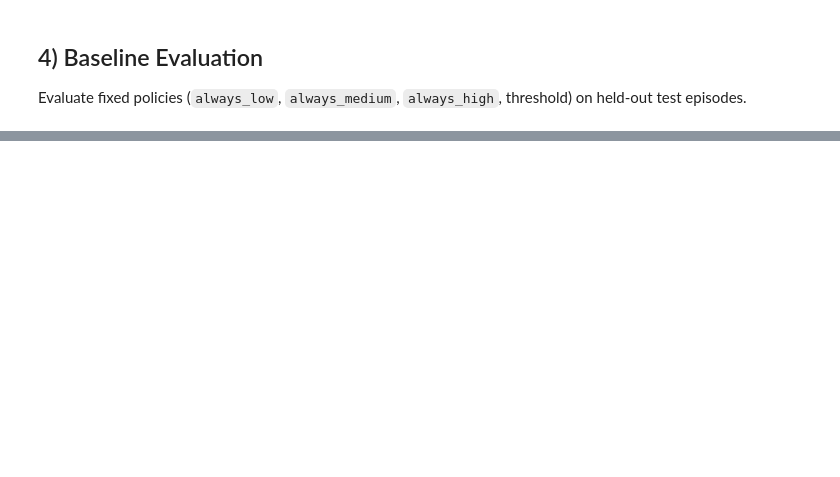
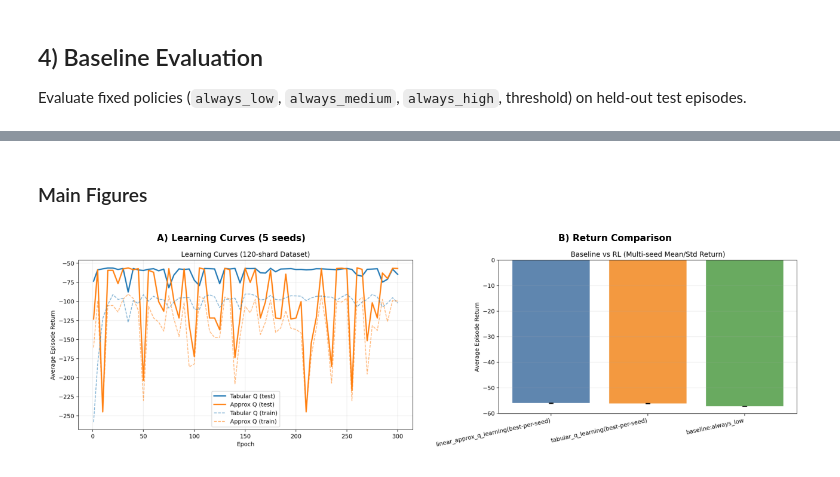
Before and after one commit to z1L0Ng/EE473, a Jupyter notebook: notebooks/final_project.ipynb, the cells around one changed output, grey strips where cells are left out. Cells and saved outputs as stored; diff of their text form; code cells hidden in the pictures; blank space fills up the shorter version.

```diff
--- a/notebooks/final_project.ipynb
+++ b/notebooks/final_project.ipynb
@@ -36,10 +26,15 @@ print('ROOT =', ROOT)
 # %%
+from pathlib import Path
 import sys
 import numpy as np
 import matplotlib.pyplot as plt
-from pathlib import Path
 
-# Add src/ to path so we can import project modules directly
+ROOT = Path.cwd().resolve()
+if not (ROOT / 'scripts').exists():
+    ROOT = ROOT.parent
+assert (ROOT / 'scripts').exists(), f'Expected repo root at {ROOT}'
+print('ROOT =', ROOT)
+
 SRC = ROOT / 'src'
 if str(SRC) not in sys.path:
     sys.path.insert(0, str(SRC))
@@ -48,7 +43,6 @@ from config import DEFAULT_ENV_CONFIG
 from data_loader import load_workload_trace, build_episodes
 from env import EnergySchedulingEnv
 
-# ── Load workload trace ──────────────────────────────────────────────────────
 TRACE_PATH = ROOT / 'data/processed/workload_trace_120.csv'
 EPISODE_LENGTH = 288
 STRIDE = 288
@@ -193,0 +294,15 @@ print(f"  Training time (s)    : tabular={tabular_time:.2f}, approx={approx_time
+# %% [markdown]
+### Main Figures
+# %%
+fig, axes = plt.subplots(1, 2, figsize=(13, 4.5))
+for ax, fname, title in [
+    (axes[0], 'learning_curves_tabular_vs_approx.png', 'A) Learning Curves (5 seeds)'),
+    (axes[1], 'baseline_vs_rl_return.png',             'B) Return Comparison'),
+]:
+    ax.imshow(mpimg.imread(FIG_DIR / fname))
+    ax.axis('off')
+    ax.set_title(title, fontsize=11, fontweight='bold')
+plt.tight_layout()
+plt.show()
+# %% [output]
+[figure, added]
```
Also changed, not shown: parts of 39 cells of this notebook, 1 other file.
